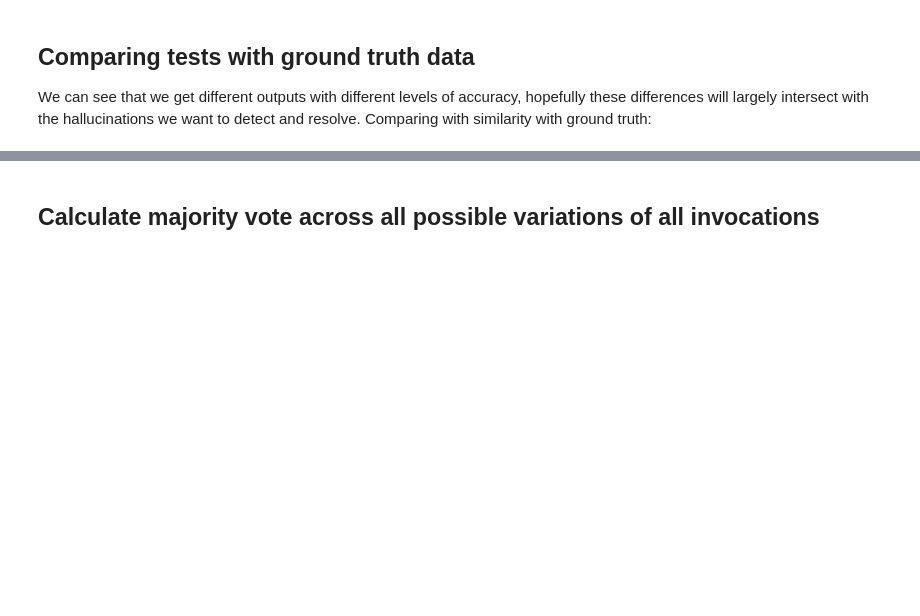
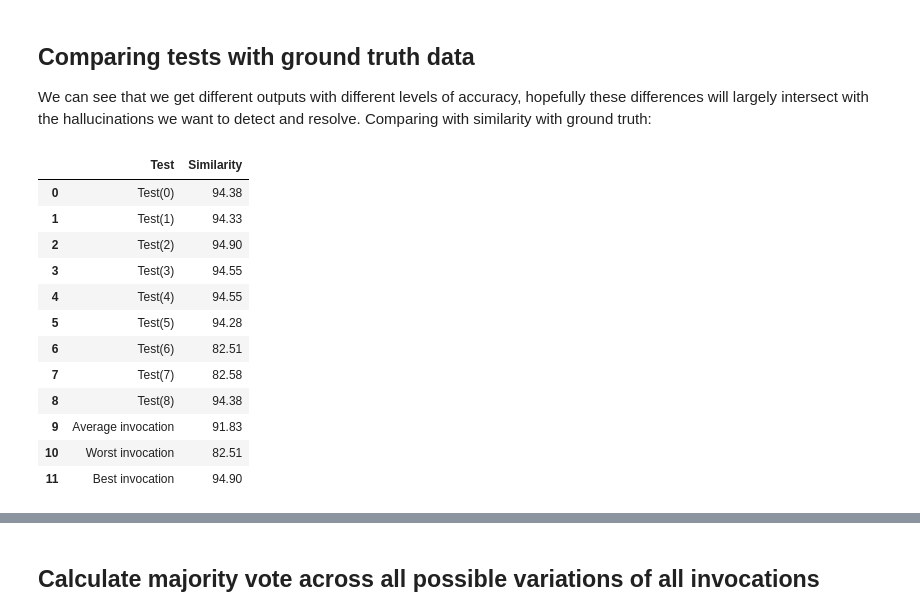
Before and after one commit to gilinachum/LLM-OCR-Evaluation, a Jupyter notebook: main.ipynb, the cells around one changed output, grey strips where cells are left out. Cells and saved outputs as stored; diff of their text form; code cells hidden in the pictures; blank space fills up the shorter version.

```diff
--- a/main.ipynb
+++ b/main.ipynb
@@ -243,5 +264,40 @@ Writing output to ./outputs/pizza_actual_us.anthropic.claude-3-5-sonnet-20240620
 ## Comparing tests with ground truth data
 We can see that we get different outputs with different levels of accuracy, hopefully these differences will largely intersect with the hallucinations we want to detect and resolve.
 Comparing with similarity with ground truth:
+# %%
+# Data for the table
+data = {
+    'Test': [f"Test({i})" for i in range(9)],
+    'Similarity': [94.38, 94.33, 94.90, 94.55, 94.55, 94.28, 82.51, 82.58, 94.38]
+}
+
+# Create a pandas DataFrame
+df = pd.DataFrame(data)
+
+# Adding additional metrics for average, worst, and best invocation similarity
+summary_data = {
+    'Test': ['Average invocation', 'Worst invocation', 'Best invocation'],
+    'Similarity': [91.83, 82.51, 94.90]
+}
+
+# Creating a summary DataFrame and concatenating with the main data
+summary_df = pd.DataFrame(summary_data)
+df = pd.concat([df, summary_df], ignore_index=True)
+
+df
+# %% [output]
+|  | Test | Similarity |
+| 0 | Test(0) | 94.38 |
+| 1 | Test(1) | 94.33 |
+| 2 | Test(2) | 94.90 |
+| 3 | Test(3) | 94.55 |
+| 4 | Test(4) | 94.55 |
+| 5 | Test(5) | 94.28 |
+| 6 | Test(6) | 82.51 |
+| 7 | Test(7) | 82.58 |
+| 8 | Test(8) | 94.38 |
+| 9 | Average invocation | 91.83 |
+| 10 | Worst invocation | 82.51 |
+| 11 | Best invocation | 94.90 |
 # %%
 import os
```
Also changed, not shown: parts of 17 cells of this notebook, 14 other files.
